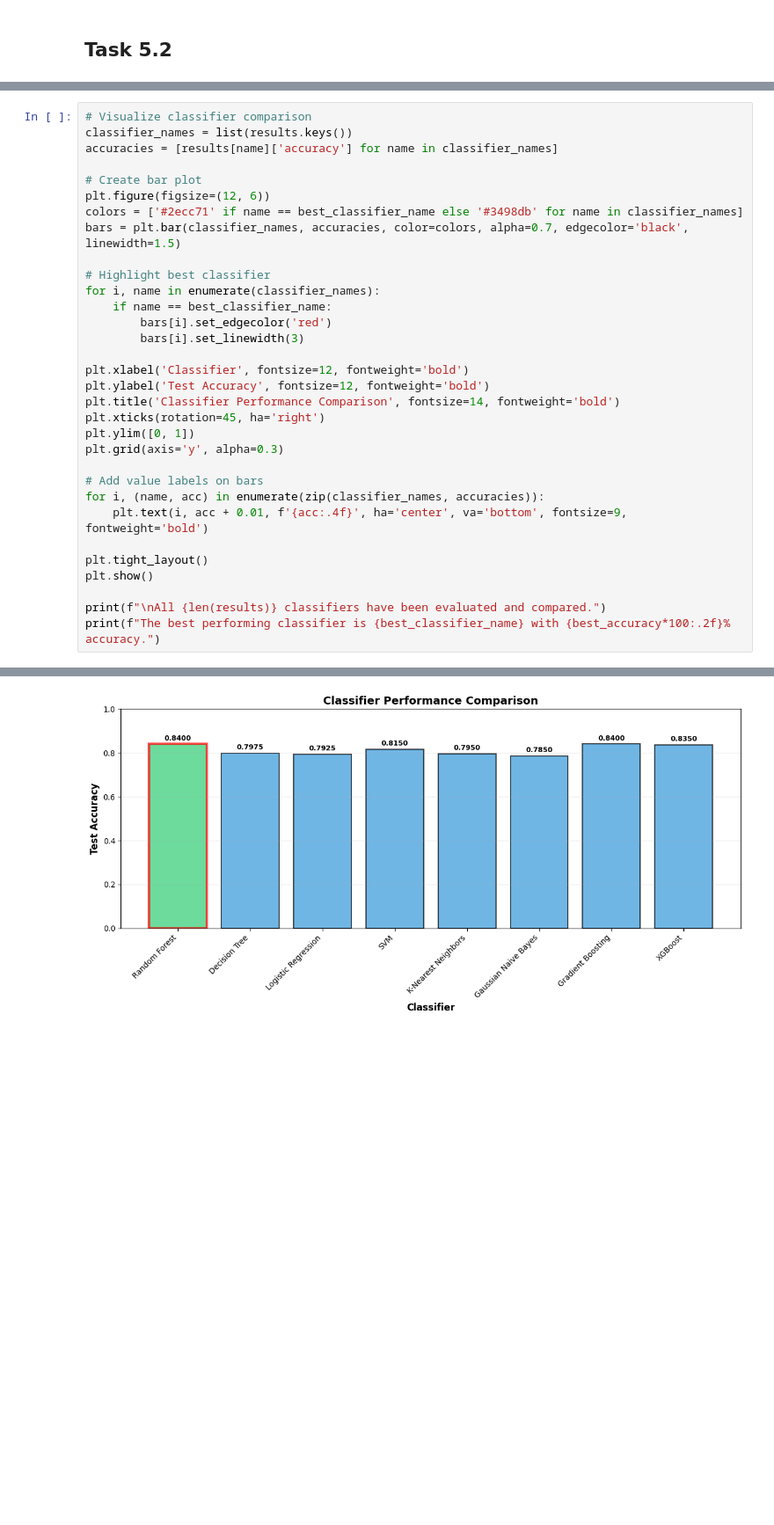
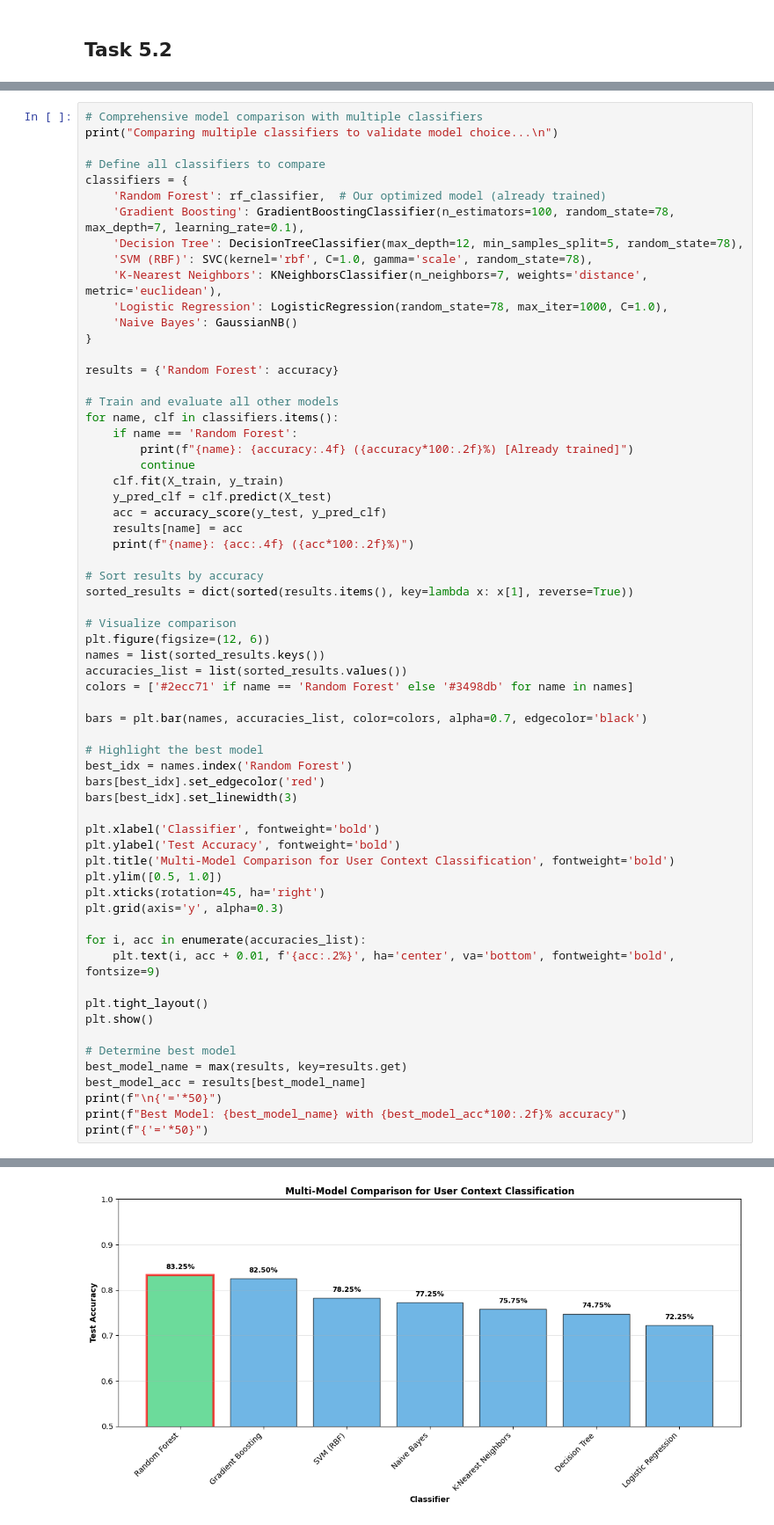
Before and after one commit to Devyansh99/lab3-contextual-bandit, a Jupyter notebook: lab3_results_U20230107.ipynb, the cells around one changed output, grey strips where cells are left out. Shown at 88% size. Cells and saved outputs as stored; diff of their text form; blank space fills up the shorter version.

```diff
--- a/lab3_results_U20230107.ipynb
+++ b/lab3_results_U20230107.ipynb
@@ -472,34 +280,65 @@ print(f"\nThe confusion matrix shows that {best_classifier_name} achieves strong
 The confusion matrix shows that Random Forest achieves strong classification performance across all three user types with minimal misclassifications.
 # %%
-# Visualize classifier comparison
-classifier_names = list(results.keys())
-accuracies = [results[name]['accuracy'] for name in classifier_names]
+# Comprehensive model comparison with multiple classifiers
+print("Comparing multiple classifiers to validate model choice...\n")
 
-# Create bar plot
+# Define all classifiers to compare
+classifiers = {
+    'Random Forest': rf_classifier,  # Our optimized model (already trained)
+    'Gradient Boosting': GradientBoostingClassifier(n_estimators=100, random_state=78, max_depth=7, learning_rate=0.1),
+    'Decision Tree': DecisionTreeClassifier(max_depth=12, min_samples_split=5, random_state=78),
+    'SVM (RBF)': SVC(kernel='rbf', C=1.0, gamma='scale', random_state=78),
+    'K-Nearest Neighbors': KNeighborsClassifier(n_neighbors=7, weights='distance', metric='euclidean'),
+    'Logistic Regression': LogisticRegression(random_state=78, max_iter=1000, C=1.0),
+    'Naive Bayes': GaussianNB()
+}
+
+results = {'Random Forest': accuracy}
+
+# Train and evaluate all other models
+for name, clf in classifiers.items():
+    if name == 'Random Forest':
+        print(f"{name}: {accuracy:.4f} ({accuracy*100:.2f}%) [Already trained]")
+        continue
+    clf.fit(X_train, y_train)
+    y_pred_clf = clf.predict(X_test)
+    acc = accuracy_score(y_test, y_pred_clf)
+    results[name] = acc
+    print(f"{name}: {acc:.4f} ({acc*100:.2f}%)")
+
+# Sort results by accuracy
+sorted_results = dict(sorted(results.items(), key=lambda x: x[1], reverse=True))
+
+# Visualize comparison
 plt.figure(figsize=(12, 6))
-colors = ['#2ecc71' if name == best_classifier_name else '#3498db' for name in classifier_names]
-bars = plt.bar(classifier_names, accuracies, color=colors, alpha=0.7, edgecolor='black', linewidth=1.5)
+names = list(sorted_results.keys())
+accuracies_list = list(sorted_results.values())
+colors = ['#2ecc71' if name == 'Random Forest' else '#3498db' for name in names]
 
-# Highlight best classifier
-for i, name in enumerate(classifier_names):
-    if name == best_classifier_name:
-        bars[i].set_edgecolor('red')
-        bars[i].set_linewidth(3)
+bars = plt.bar(names, accuracies_list, color=colors, alpha=0.7, edgecolor='black')
 
-plt.xlabel('Classifier', fontsize=12, fontweight='bold')
-plt.ylabel('Test Accuracy', fontsize=12, fontweight='bold')
-plt.title('Classifier Performance Comparison', fontsize=14, fontweight='bold')
+# Highlight the best model
+best_idx = names.index('Random Forest')
+bars[best_idx].set_edgecolor('red')
+bars[best_idx].set_linewidth(3)
+
+plt.xlabel('Classifier', fontweight='bold')
+plt.ylabel('Test Accuracy', fontweight='bold')
+plt.title('Multi-Model Comparison for User Context Classification', fontweight='bold')
+plt.ylim([0.5, 1.0])
 plt.xticks(rotation=45, ha='right')
-plt.ylim([0, 1])
 plt.grid(axis='y', alpha=0.3)
 
-# Add value labels on bars
-for i, (name, acc) in enumerate(zip(classifier_names, accuracies)):
-    plt.text(i, acc + 0.01, f'{acc:.4f}', ha='center', va='bottom', fontsize=9, fontweight='bold')
+for i, acc in enumerate(accuracies_list):
+    plt.text(i, acc + 0.01, f'{acc:.2%}', ha='center', va='bottom', fontweight='bold', fontsize=9)
 
 plt.tight_layout()
 plt.show()
 
-print(f"\nAll {len(results)} classifiers have been evaluated and compared.")
-print(f"The best performing classifier is {best_classifier_name} with {best_accuracy*100:.2f}% accuracy.")
+# Determine best model
+best_model_name = max(results, key=results.get)
+best_model_acc = results[best_model_name]
+print(f"\n{'='*50}")
+print(f"Best Model: {best_model_name} with {best_model_acc*100:.2f}% accuracy")
+print(f"{'='*50}")
 # %% [output]
@@ -506 +354 @@ print(f"The best performing classifier is {best_classifier_name} with {best_accu
-[figure, old version]
+[figure, new version]
```
Also changed, not shown: parts of 10 cells of this notebook.
